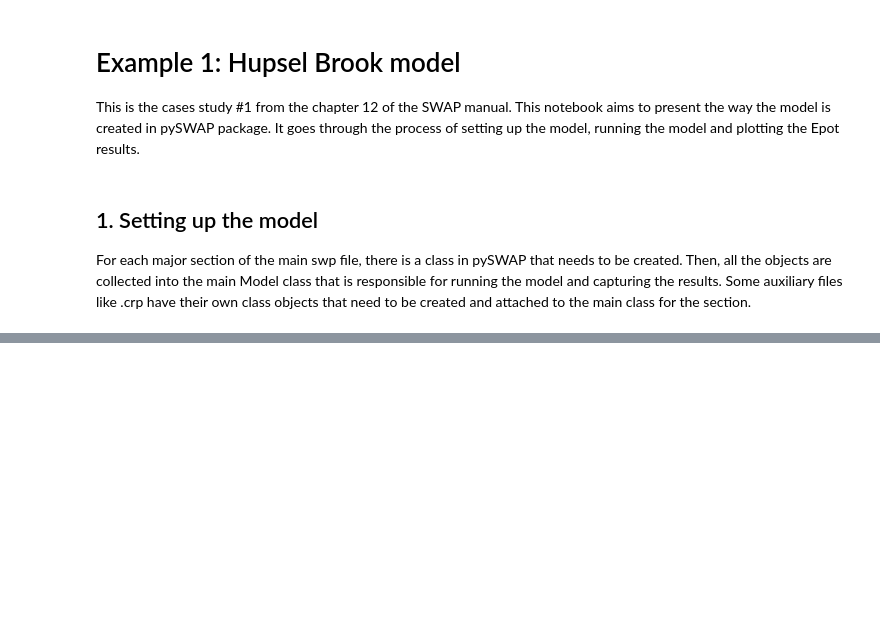
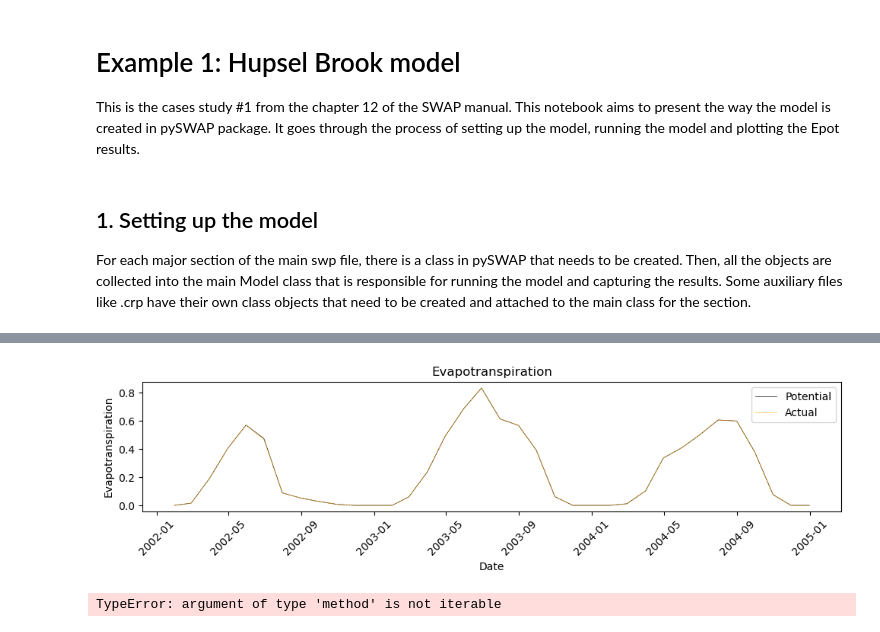
Before and after one commit to zawadzkim/pySWAP, a Jupyter notebook: pyswap/examples/1.hupselbrook/hupsel.ipynb, the cells around one changed output, grey strips where cells are left out. Drawn from its saved outputs; the diff is of its cells as text; code cells hidden in the pictures; blank space fills up the shorter version.

```diff
--- a/pyswap/examples/1.hupselbrook/hupsel.ipynb
+++ b/pyswap/examples/1.hupselbrook/hupsel.ipynb
@@ -60,0 +417,14 @@ df['GWL'].plot()
+# %%
+from pyswap.core.plot.evapotranspiration import plot_evapotranspiration
+
+plot_evapotranspiration(result.output.EPOT, result.output.EACT)
+# %% [output]
+[figure, added]
+# %%
+import pandas as pd
+
+df = pd.read_csv(result.vap, skiprows=13, delimiter=',',
+                 names=['date', 'depth', 'wcontent', 'phead', 'hconduc', 'drainage', 'rootext',
+                        'waterflux', 'temp', 'solute1', 'solute2', 'soluteflux', 'top', 'bottom', 'day', 'dcum'])
+# %% [output]
+TypeError: argument of type 'method' is not iterable
```
Also changed, not shown: parts of 35 cells of this notebook, 2 other files.
